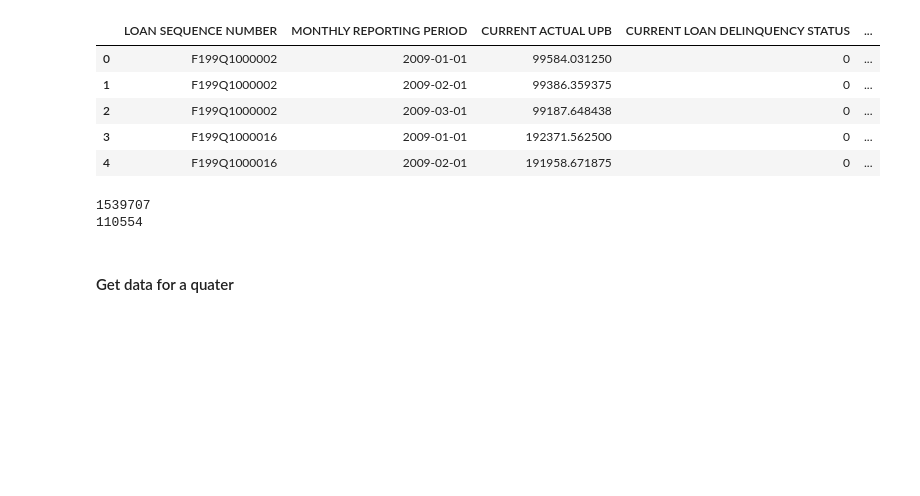
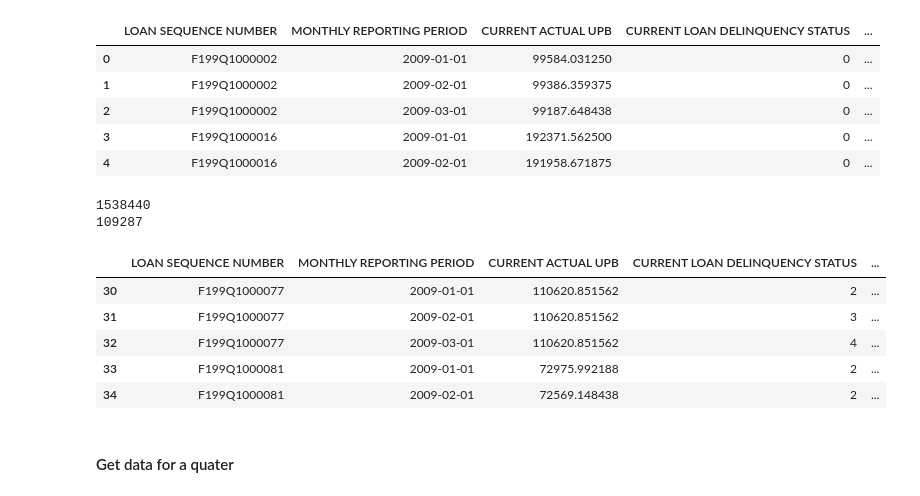
Before and after one commit to sha2403Git/Capstone, a Jupyter notebook: LogisticModel.ipynb, the cells around one changed output. Drawn from its saved outputs; the diff is of its cells as text; code cells hidden in the pictures; blank space fills up the shorter version.

```diff
--- a/LogisticModel.ipynb
+++ b/LogisticModel.ipynb
@@ -21,7 +21,7 @@ c2=sns.color_palette()[2]
 # %%
 dfWithG=pd.read_pickle('data/dataframe.pkl')
 # %%
-dfWithG['PERFORMING']=[0 if x==0 else 1 for x in dfWithG['CURRENT LOAN DELINQUENCY STATUS']]
+dfWithG['Non-PERFORMING']=['Y' if x>0 else 'N' for x in dfWithG['CURRENT LOAN DELINQUENCY STATUS']]
 # %%
 dfWithG.head()
 # %% [output]
@@ -33,11 +33,18 @@ dfWithG.head()
 | 4 | F199Q1000016 | 2009-02-01 | 191958.671875 | 0 | ... |
 # %%
 print(len(dfWithG))
-dtest=dfWithG[dfWithG["PERFORMING"]==1]
+dtest=dfWithG[dfWithG["Non-PERFORMING"]=='Y']
 print (len(dtest))
+#dtest.head()
 # %% [output]
-1539707
-110554
+1538440
+109287
+|  | LOAN SEQUENCE NUMBER | MONTHLY REPORTING PERIOD | CURRENT ACTUAL UPB | CURRENT LOAN DELINQUENCY STATUS | ... |
+| 30 | F199Q1000077 | 2009-01-01 | 110620.851562 | 2 | ... |
+| 31 | F199Q1000077 | 2009-02-01 | 110620.851562 | 3 | ... |
+| 32 | F199Q1000077 | 2009-03-01 | 110620.851562 | 4 | ... |
+| 33 | F199Q1000081 | 2009-01-01 | 72975.992188 | 2 | ... |
+| 34 | F199Q1000081 | 2009-02-01 | 72569.148438 | 2 | ... |
 # %% [markdown]
 #### Get data for a quater
 # %%
```
Also changed, not shown: parts of 22 cells of this notebook.
